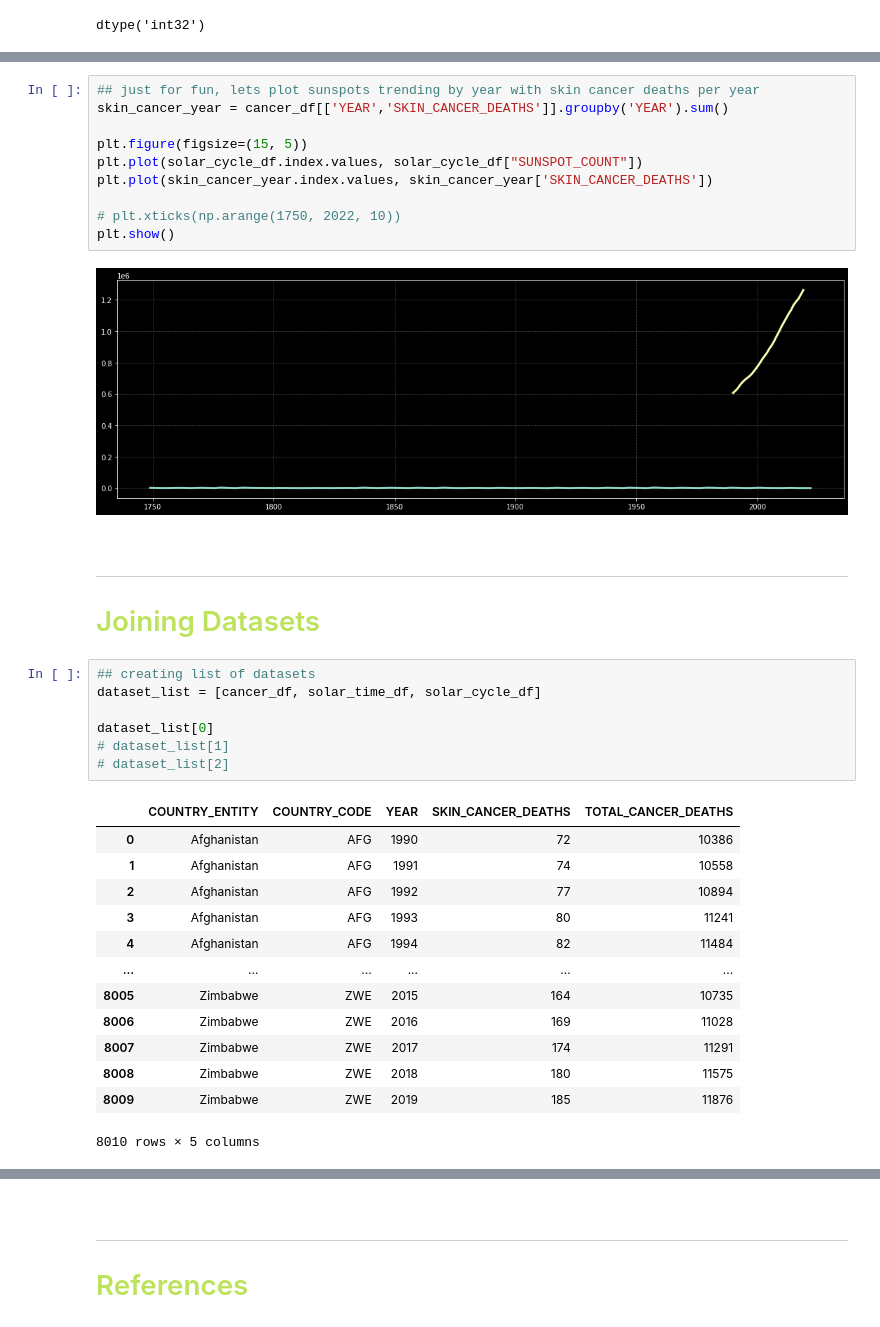
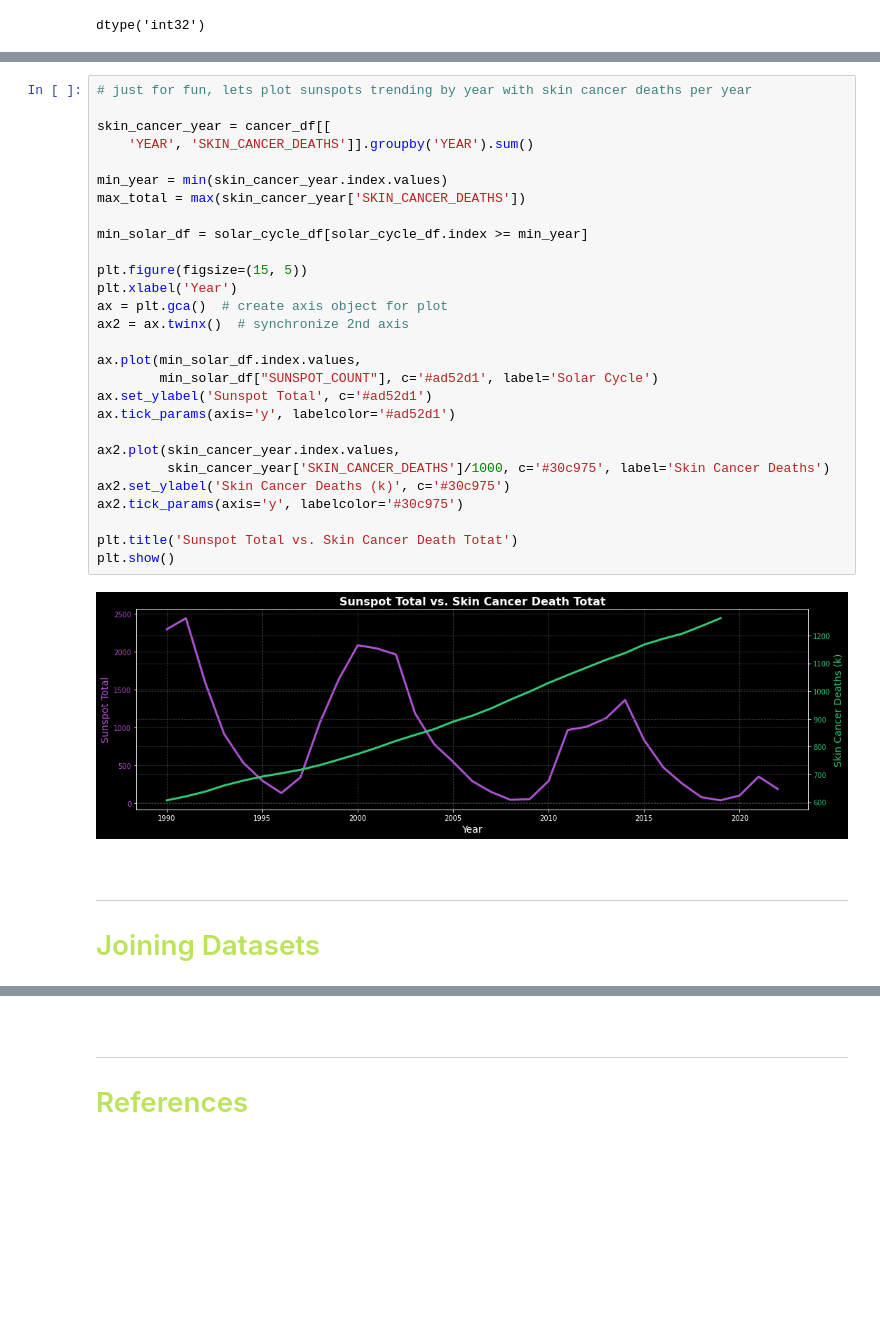
Before and after one commit to Hakuna-Patata/BU_MSDS_PTW, a Jupyter notebook: DSC 540 - Data Preparation/Project.ipynb, the cells around one changed output, grey strips where cells are left out. Drawn from its saved outputs; the diff is of its cells as text; blank space fills up the shorter version.

```diff
--- a/DSC 540 - Data Preparation/Project.ipynb
+++ b/DSC 540 - Data Preparation/Project.ipynb
@@ -472,17 +479,35 @@ solar_cycle_df
 | 2022 | 192.2 |
 274 rows × 1 columns
 # %%
-## just for fun, lets plot sunspots trending by year with skin cancer deaths per year
-skin_cancer_year = cancer_df[['YEAR','SKIN_CANCER_DEATHS']].groupby('YEAR').sum()
+# just for fun, lets plot sunspots trending by year with skin cancer deaths per year
+
+skin_cancer_year = cancer_df[[
+    'YEAR', 'SKIN_CANCER_DEATHS']].groupby('YEAR').sum()
+
+min_year = min(skin_cancer_year.index.values)
+max_total = max(skin_cancer_year['SKIN_CANCER_DEATHS'])
+
+min_solar_df = solar_cycle_df[solar_cycle_df.index >= min_year]
 
 plt.figure(figsize=(15, 5))
-plt.plot(solar_cycle_df.index.values, solar_cycle_df["SUNSPOT_COUNT"])
-plt.plot(skin_cancer_year.index.values, skin_cancer_year['SKIN_CANCER_DEATHS'])
+plt.xlabel('Year')
+ax = plt.gca()  # create axis object for plot
+ax2 = ax.twinx()  # synchronize 2nd axis
 
-# plt.xticks(np.arange(1750, 2022, 10))
+ax.plot(min_solar_df.index.values,
+        min_solar_df["SUNSPOT_COUNT"], c='#ad52d1', label='Solar Cycle')
+ax.set_ylabel('Sunspot Total', c='#ad52d1')
+ax.tick_params(axis='y', labelcolor='#ad52d1')
+
+ax2.plot(skin_cancer_year.index.values,
+         skin_cancer_year['SKIN_CANCER_DEATHS']/1000, c='#30c975', label='Skin Cancer Deaths')
+ax2.set_ylabel('Skin Cancer Deaths (k)', c='#30c975')
+ax2.tick_params(axis='y', labelcolor='#30c975')
+
+plt.title('Sunspot Total vs. Skin Cancer Death Totat')
 plt.show()
 # %% [output]
-[figure, old version]
+[figure, new version]
 # %% [markdown]
 <br>
 
@@ -503,24 +528,3 @@ plt.show()
 [Purple]: <> (#ae8bd5)
 [Coral]: <> (#9c4957)
 [Grey]: <> (#8c8c8c)
-# %%
-## creating list of datasets
-dataset_list = [cancer_df, solar_time_df, solar_cycle_df]
-
-dataset_list[0]
-# dataset_list[1]
-# dataset_list[2]
-# %% [output]
-|  | COUNTRY_ENTITY | COUNTRY_CODE | YEAR | SKIN_CANCER_DEATHS | TOTAL_CANCER_DEATHS |
-| 0 | Afghanistan | AFG | 1990 | 72 | 10386 |
-| 1 | Afghanistan | AFG | 1991 | 74 | 10558 |
-| 2 | Afghanistan | AFG | 1992 | 77 | 10894 |
-| 3 | Afghanistan | AFG | 1993 | 80 | 11241 |
-| 4 | Afghanistan | AFG | 1994 | 82 | 11484 |
-| ... | ... | ... | ... | ... | ... |
-| 8005 | Zimbabwe | ZWE | 2015 | 164 | 10735 |
-| 8006 | Zimbabwe | ZWE | 2016 | 169 | 11028 |
-| 8007 | Zimbabwe | ZWE | 2017 | 174 | 11291 |
-| 8008 | Zimbabwe | ZWE | 2018 | 180 | 11575 |
-| 8009 | Zimbabwe | ZWE | 2019 | 185 | 11876 |
-8010 rows × 5 columns
```
Also changed, not shown: parts of 21 cells of this notebook.
